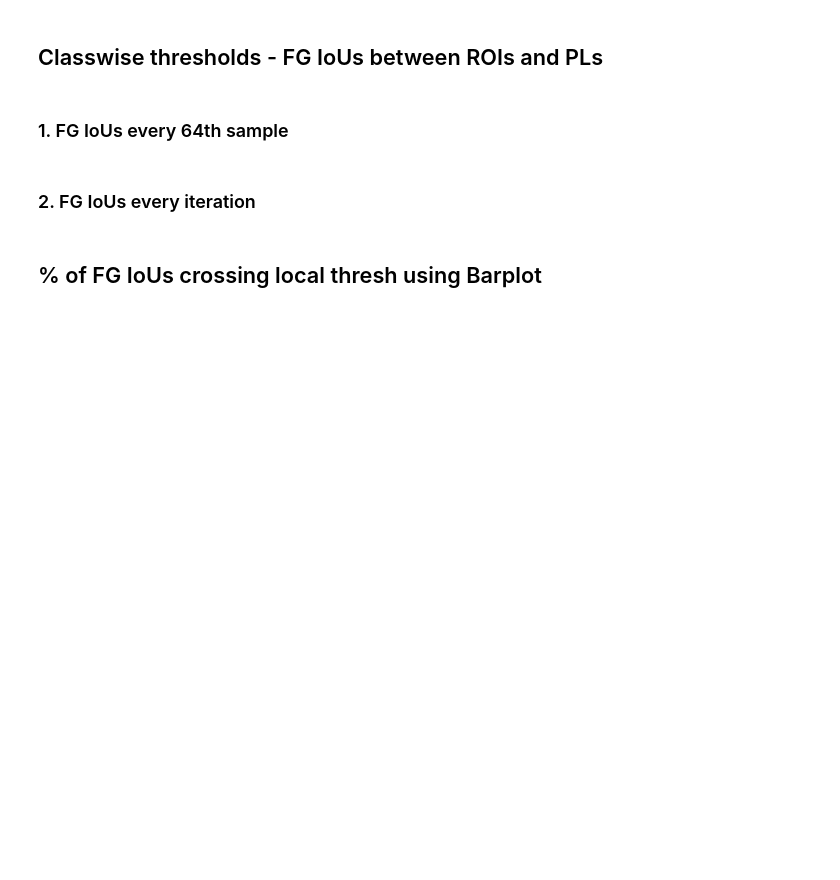
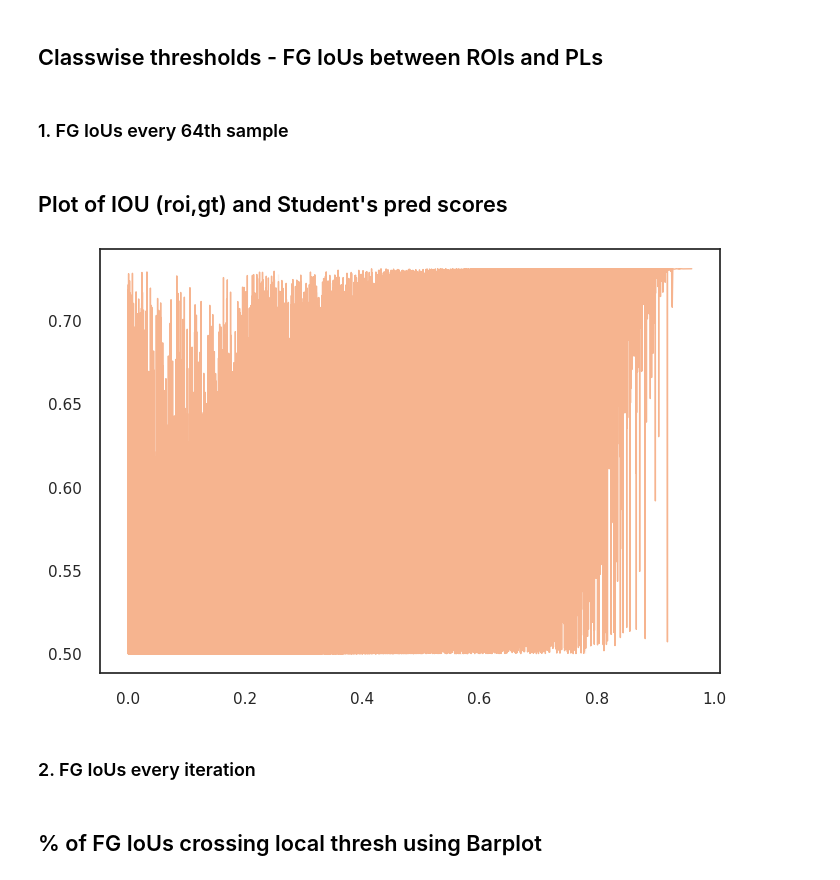
Before and after one commit to shashankag14/OpenPCDet, a Jupyter notebook: tools/tb_metrics.ipynb, the cells around one changed output. Cells and saved outputs as stored; diff of their text form; code cells hidden in the pictures; blank space fills up the shorter version.

Commit message:
Plot for student's pred score and IoU (roi,gt)

```diff
--- a/tools/tb_metrics.ipynb
+++ b/tools/tb_metrics.ipynb
@@ -304,6 +304,15 @@ _cmap = sns.color_palette("rocket", as_cmap=True)
 df = pd.read_pickle(r'/mnt/data/shag01/pcdet-st-reliable/OpenPCDet/tools/ious_new.pkl') # iou_metrics_st_bs8_split_1_1_trial_1_d16ba20
 baseline_df = pd.read_pickle(r'/mnt/data/shag01/pcdet-st-reliable/OpenPCDet/tools/ious_baseline.pkl') # iou_metrics_baseline_bs8_split_1_1_trial_1_d16ba20
 ablation1_df = pd.read_pickle(r'/mnt/data/shag01/pcdet-st-reliable/OpenPCDet/tools/ious_ablation1.pkl')
+# %% [markdown]
+## Plot of IOU (roi,gt) and Student's pred scores
+# %%
+pred_scores = torch.sigmoid(torch.Tensor(df['pred_scores'])).tolist()
+df['pred_scores'] = pred_scores
+l = sns.lineplot(data=df, x=df['iou_roi_gt'], y=df['pred_scores'], linewidth=1, dashes=False, legend = True)
+plt.show()
+# %% [output]
+[figure, added]
 # %% [markdown]
 ### 2. FG IoUs every iteration
 # %%
```
Also changed, not shown: parts of 1 cell of this notebook.
